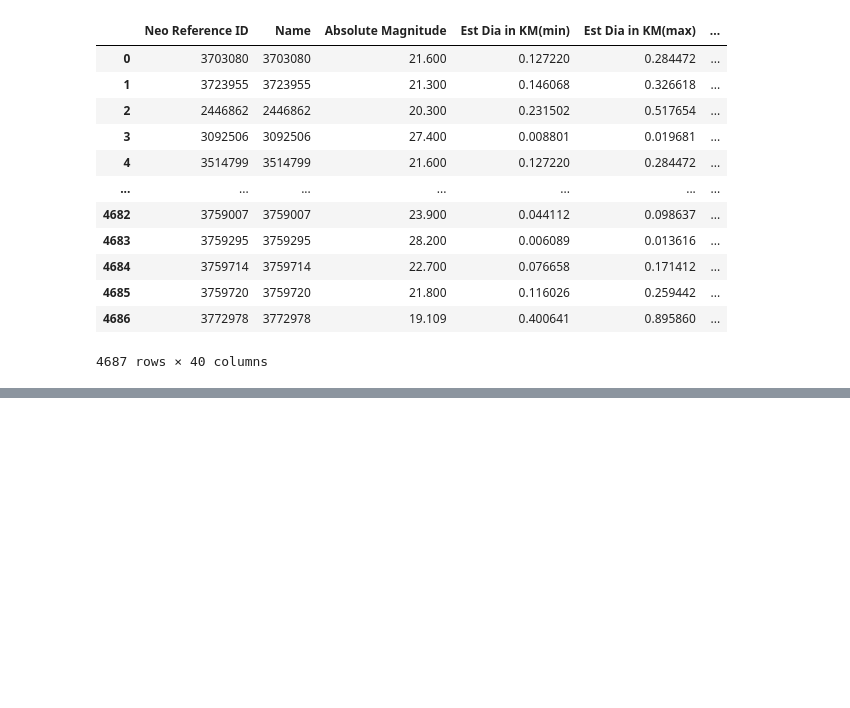
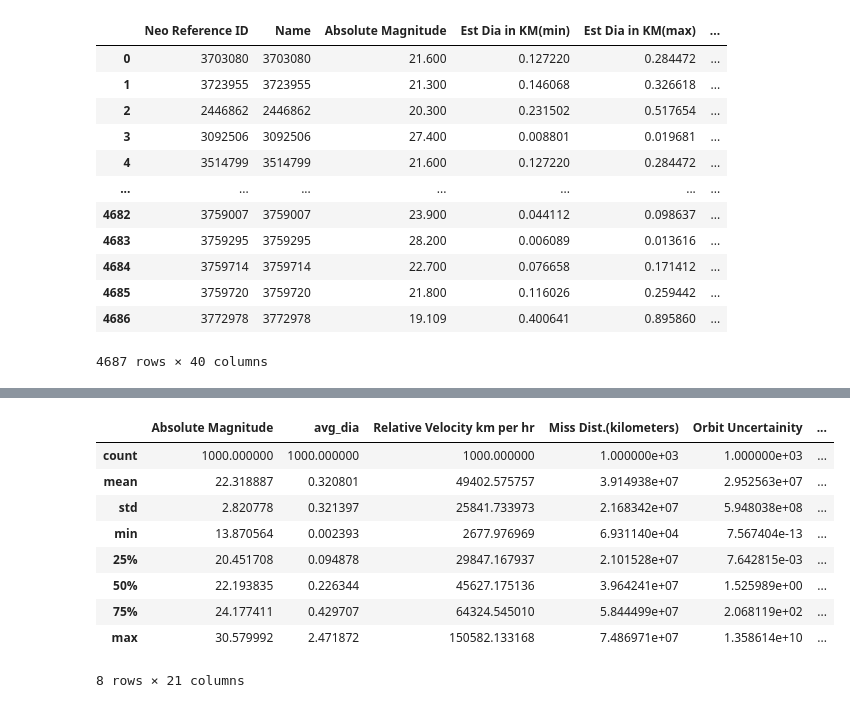
Before and after one commit to thepycoder/asteroid_example, a Jupyter notebook: experimentation/test_json.ipynb, the cells around one changed output, grey strips where cells are left out. Cells and saved outputs as stored; diff of their text form; code cells hidden in the pictures; blank space fills up the shorter version.

```diff
--- a/experimentation/test_json.ipynb
+++ b/experimentation/test_json.ipynb
@@ -48,0 +217,14 @@ b'{"y":[1.0000041723251343]}'
+# %%
+synthetic_df = pd.DataFrame.from_dict(synthetic_data)
+synthetic_df.describe()
+# %% [output]
+|  | Absolute Magnitude | avg_dia | Relative Velocity km per hr | Miss Dist.(kilometers) | Orbit Uncertainity | ... |
+| count | 1000.000000 | 1000.000000 | 1000.000000 | 1.000000e+03 | 1.000000e+03 | ... |
+| mean | 22.318887 | 0.320801 | 49402.575757 | 3.914938e+07 | 2.952563e+07 | ... |
+| std | 2.820778 | 0.321397 | 25841.733973 | 2.168342e+07 | 5.948038e+08 | ... |
+| min | 13.870564 | 0.002393 | 2677.976969 | 6.931140e+04 | 7.567404e-13 | ... |
+| 25% | 20.451708 | 0.094878 | 29847.167937 | 2.101528e+07 | 7.642815e-03 | ... |
+| 50% | 22.193835 | 0.226344 | 45627.175136 | 3.964241e+07 | 1.525989e+00 | ... |
+| 75% | 24.177411 | 0.429707 | 64324.545010 | 5.844499e+07 | 2.068119e+02 | ... |
+| max | 30.579992 | 2.471872 | 150582.133168 | 7.486971e+07 | 1.358614e+10 | ... |
+8 rows × 21 columns
```
Also changed, not shown: parts of 12 cells of this notebook, 5 other files.
